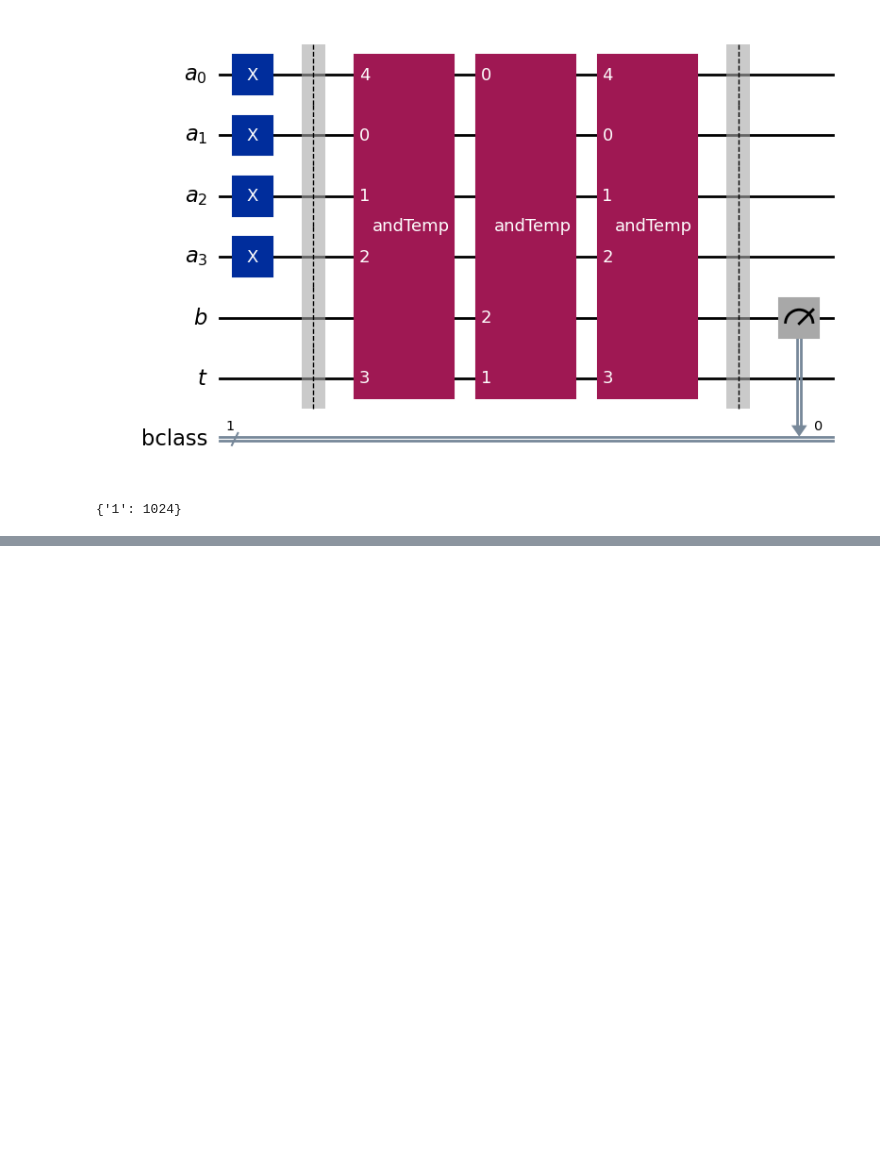
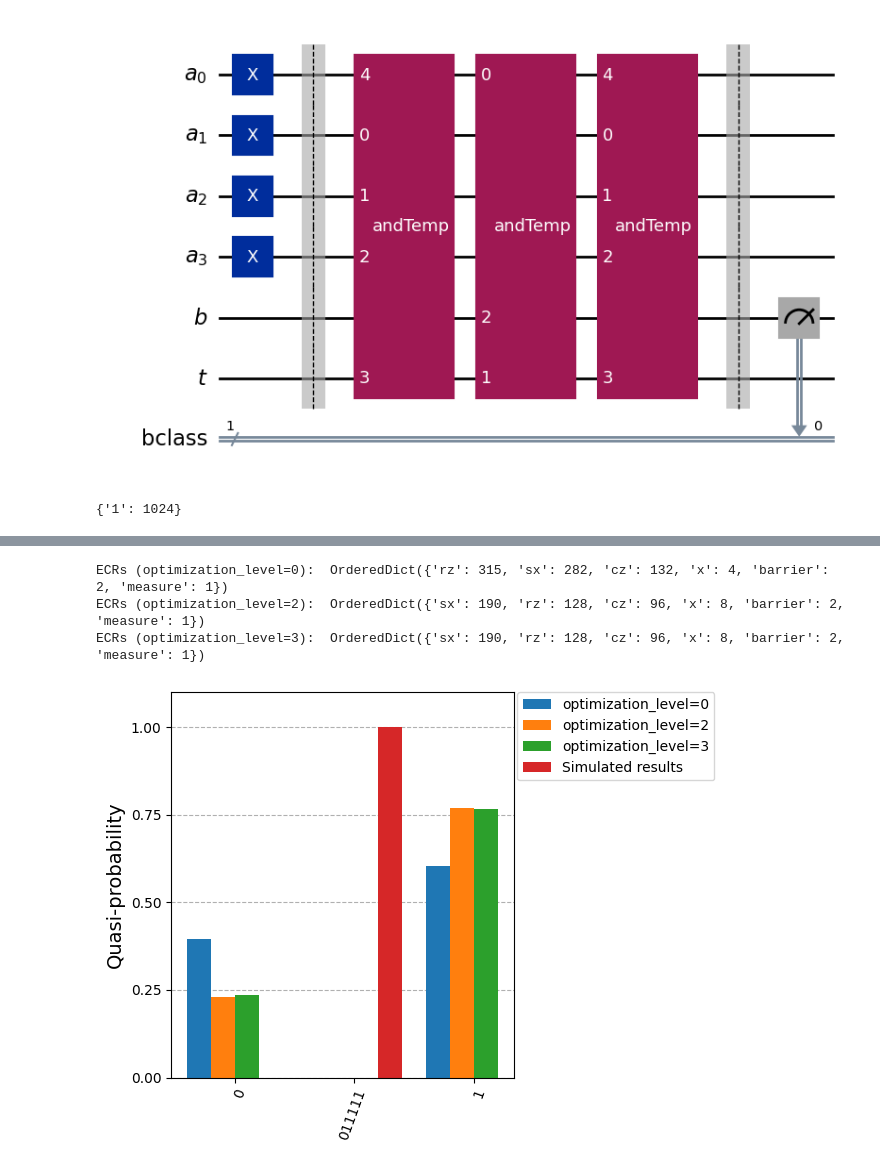
Before and after one commit to cesar-garza01/quantum-algorithms, a Jupyter notebook: Efficient_AND_updated.ipynb, the cells around one changed output, grey strips where cells are left out. Drawn from its saved outputs; the diff is of its cells as text; code cells hidden in the pictures; blank space fills up the shorter version.

```diff
--- a/Efficient_AND_updated.ipynb
+++ b/Efficient_AND_updated.ipynb
@@ -220,0 +318,45 @@ plot_distribution(counts)
+# %%
+# Create some random circuits with varying optimization levels
+circuits = []
+opt_levels = [0,2,3]
+# Using the same circuit, transpile each to a different optimization level
+for optimization_level in opt_levels:
+    transpiled_and_qc = transpile(andCirc, backend, optimization_level=optimization_level, seed_transpiler=1000)
+    print(f"ECRs (optimization_level={optimization_level}): ", transpiled_and_qc.count_ops())
+    circuits.append(transpiled_and_qc)
+# %% [output]
+ECRs (optimization_level=0):  OrderedDict({'rz': 315, 'sx': 282, 'cz': 132, 'x': 4, 'barrier': 2, 'measure': 1})
+ECRs (optimization_level=2):  OrderedDict({'sx': 190, 'rz': 128, 'cz': 96, 'x': 8, 'barrier': 2, 'measure': 1})
+ECRs (optimization_level=3):  OrderedDict({'sx': 190, 'rz': 128, 'cz': 96, 'x': 8, 'barrier': 2, 'measure': 1})
+# %%
+from qiskit_ibm_runtime import SamplerV2 as Sampler, Batch
+
+with Batch(backend=backend):
+    sampler = Sampler()
+    job = sampler.run(
+        pubs=circuits,  # sample all three circuits
+        #skip_transpilation=True, no longer working in SamplerV2.run
+        shots=8000,
+    )
+    result = job.result()
+# %%
+from qiskit_addon_sqd import counts as probcounts
+
+valid_range = len(opt_levels)
+
+total_results = [result[i].data.bclass.get_counts() for i in range(valid_range)]
+
+empirical_counts = [probcounts.normalize_counts_dict(total_results[i]) for i in range(valid_range)]
+# %%
+plot_histogram(
+    empirical_counts + [results],
+    legend=[
+        "optimization_level=0",
+        "optimization_level=2",
+        "optimization_level=3",
+        "Simulated results",
+    ],
+    bar_labels=False
+)
+# %% [output]
+[figure, added]
```
Also changed, not shown: parts of 23 cells of this notebook.
